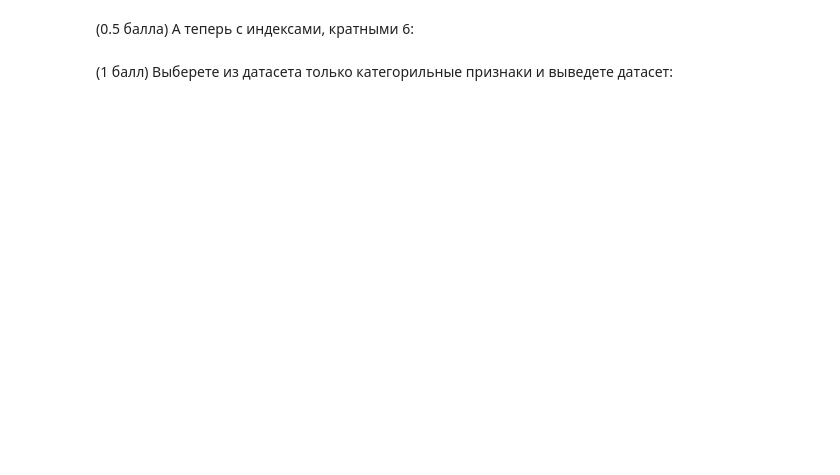
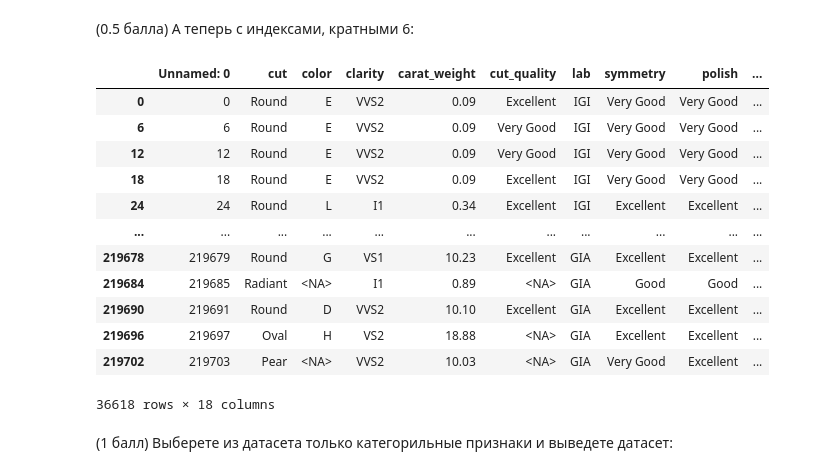
Before and after one commit to khuzin-e/mipt-sem2-python-lab, a Jupyter notebook: lab_work.ipynb, the cells around one changed output. Drawn from its saved outputs; the diff is of its cells as text; code cells hidden in the pictures; blank space fills up the shorter version.

```diff
--- a/lab_work.ipynb
+++ b/lab_work.ipynb
@@ -260,2 +305,18 @@ diamonds = pd.read_csv("diamonds.csv")
+# %%
+diamonds[::6]
+# %% [output]
+|  | Unnamed: 0 | cut | color | clarity | carat_weight | cut_quality | lab | symmetry | polish | ... |
+| 0 | 0 | Round | E | VVS2 | 0.09 | Excellent | IGI | Very Good | Very Good | ... |
+| 6 | 6 | Round | E | VVS2 | 0.09 | Very Good | IGI | Very Good | Very Good | ... |
+| 12 | 12 | Round | E | VVS2 | 0.09 | Very Good | IGI | Very Good | Very Good | ... |
+| 18 | 18 | Round | E | VVS2 | 0.09 | Excellent | IGI | Very Good | Very Good | ... |
+| 24 | 24 | Round | L | I1 | 0.34 | Excellent | IGI | Excellent | Excellent | ... |
+| ... | ... | ... | ... | ... | ... | ... | ... | ... | ... | ... |
+| 219678 | 219679 | Round | G | VS1 | 10.23 | Excellent | GIA | Excellent | Excellent | ... |
+| 219684 | 219685 | Radiant | <NA> | I1 | 0.89 | <NA> | GIA | Good | Good | ... |
+| 219690 | 219691 | Round | D | VVS2 | 10.10 | Excellent | GIA | Excellent | Excellent | ... |
+| 219696 | 219697 | Oval | H | VS2 | 18.88 | <NA> | GIA | Excellent | Excellent | ... |
+| 219702 | 219703 | Pear | <NA> | VVS2 | 10.03 | <NA> | GIA | Very Good | Excellent | ... |
+36618 rows × 18 columns
 # %% [markdown]
 (1 балл) Выберете из датасета только категорильные признаки и выведете датасет:
```
Also changed, not shown: parts of 33 cells of this notebook.
